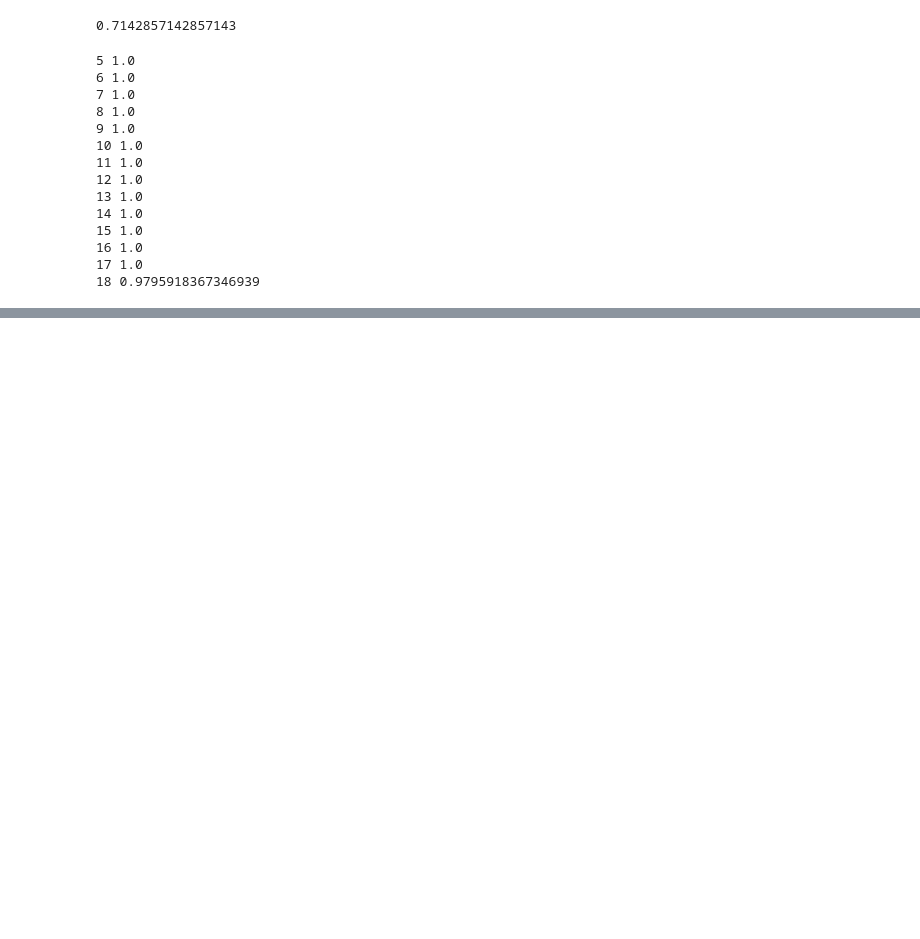
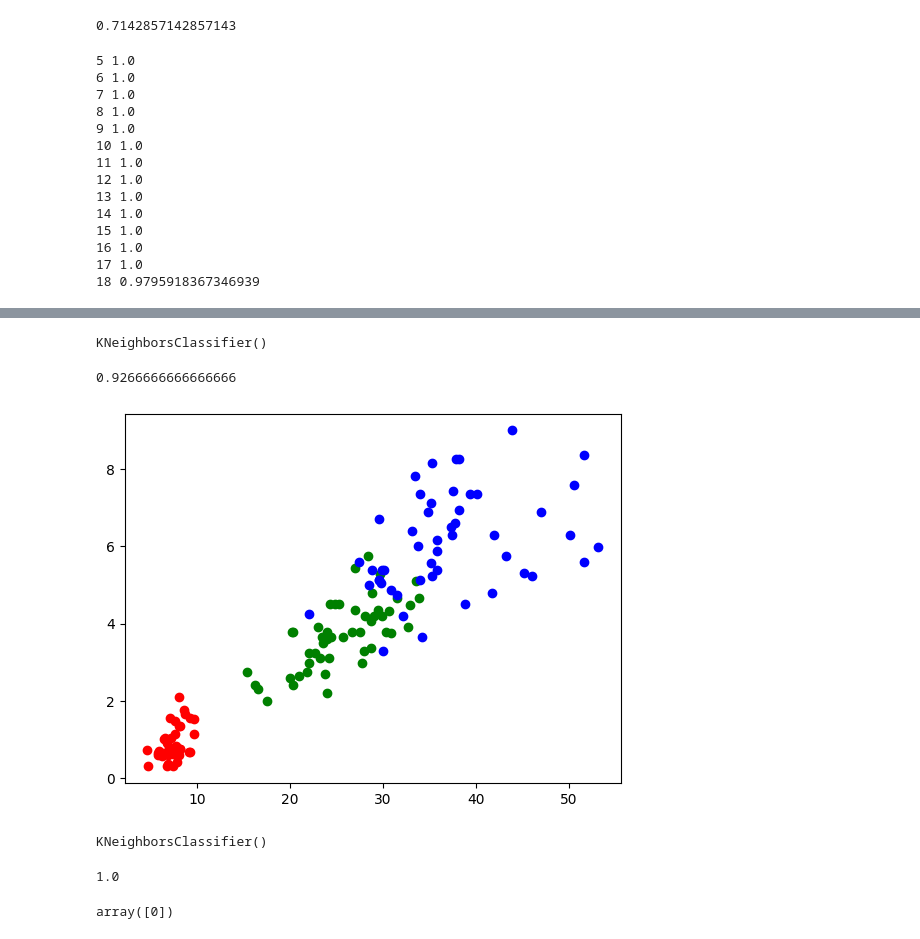
Before and after one commit to minwater96/ML, a Jupyter notebook: 01-3.ipynb, the cells around one changed output, grey strips where cells are left out. Drawn from its saved outputs; the diff is of its cells as text; code cells hidden in the pictures; blank space fills up the shorter version.

```diff
--- a/01-3.ipynb
+++ b/01-3.ipynb
@@ -169,0 +178,3 @@ for n in range(5, 50):
+# %%
+df = sns.load_dataset('iris')
+df.head()
@@ -169,0 +215,11 @@ for n in range(5, 50):
+# %%
+setosa_df = df[df['species']=='setosa']
+versicolor_df = df[df['species']=='versicolor']
+virginica_df = df[df['species']=='virginica']
+# %%
+setosa_df['length'] = df['sepal_length'] * df['petal_length']
+setosa_df['width'] = df['sepal_width'] * df['petal_width']
+versicolor_df['length'] = df['sepal_length'] * df['petal_length']
+versicolor_df['width'] = df['sepal_width'] * df['petal_width']
+virginica_df['length'] = df['sepal_length'] * df['petal_length']
+virginica_df['width'] = df['sepal_width'] * df['petal_width']
@@ -169,0 +253,7 @@ for n in range(5, 50):
+# %%
+setosa_length = setosa_df['length'].to_list()
+setosa_width = setosa_df['width'].to_list()
+versicolor_length = versicolor_df['length'].to_list()
+versicolor_width = versicolor_df['width'].to_list()
+virginica_length = virginica_df['length'].to_list()
+virginica_width= virginica_df['width'].to_list()
@@ -169,0 +271,18 @@ for n in range(5, 50):
+# %%
+kn.fit(iris_data, target_data)
+# %% [output]
+KNeighborsClassifier()
+# %%
+kn.score(iris_data, target_data)
+# %% [output]
+0.9266666666666666
+# %%
+import matplotlib.pyplot as plt
+
+
+plt.scatter(setosa_length, setosa_width, color='r') # setosa 시각화
+plt.scatter(versicolor_length, versicolor_width, color='g') # versicolor 시각화
+plt.scatter(virginica_length, virginica_width, color='b') # virginica 시각화
+plt.show()
+# %% [output]
+[figure, added]
@@ -169,0 +296,12 @@ for n in range(5, 50):
+# %%
+kn.fit(iris_data2, target_data2)
+# %% [output]
+KNeighborsClassifier()
+# %%
+kn.score(iris_data2, target_data2)
+# %% [output]
+1.0
+# %%
+kn.predict([[1, 1]])
+# %% [output]
+array([0])
```
Also changed, not shown: parts of 16 cells of this notebook, 1 other file.
